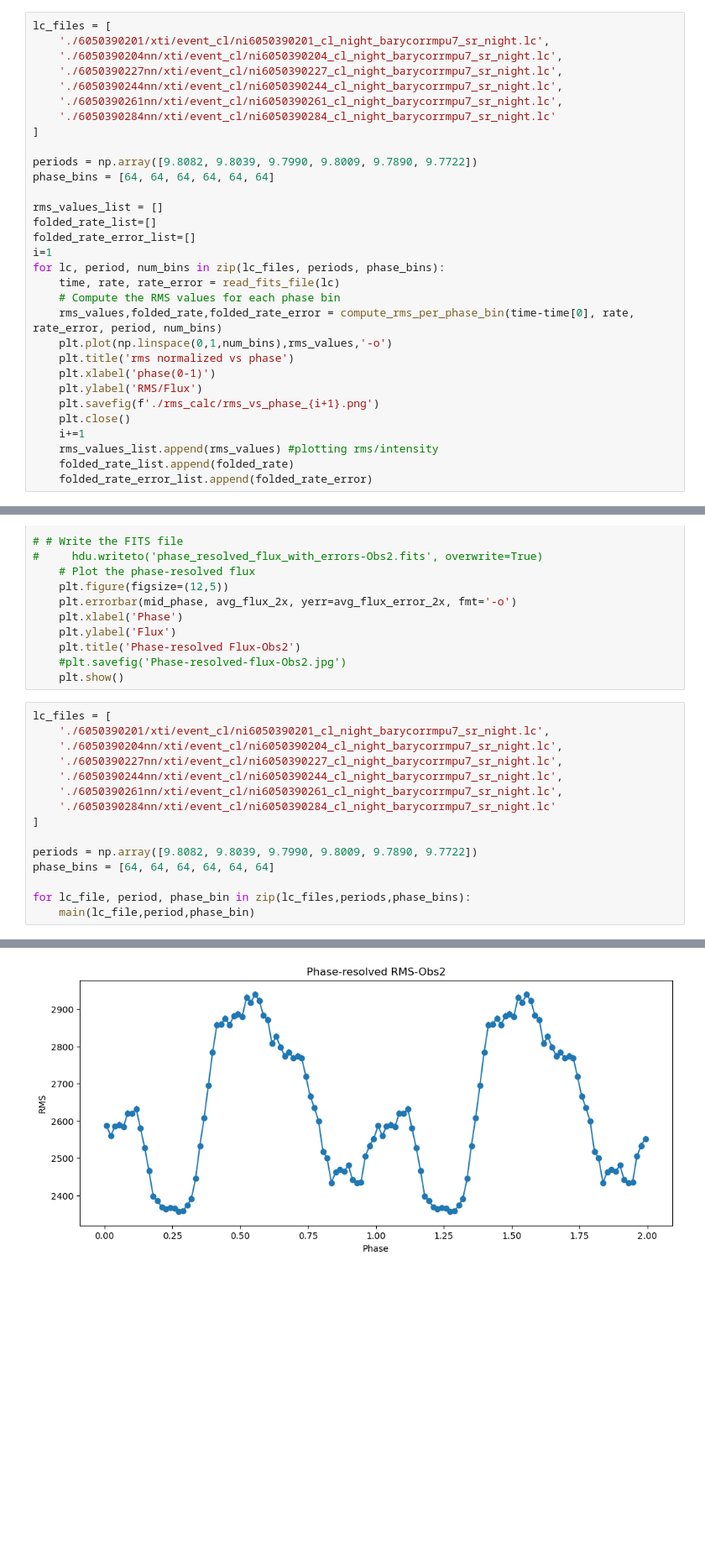
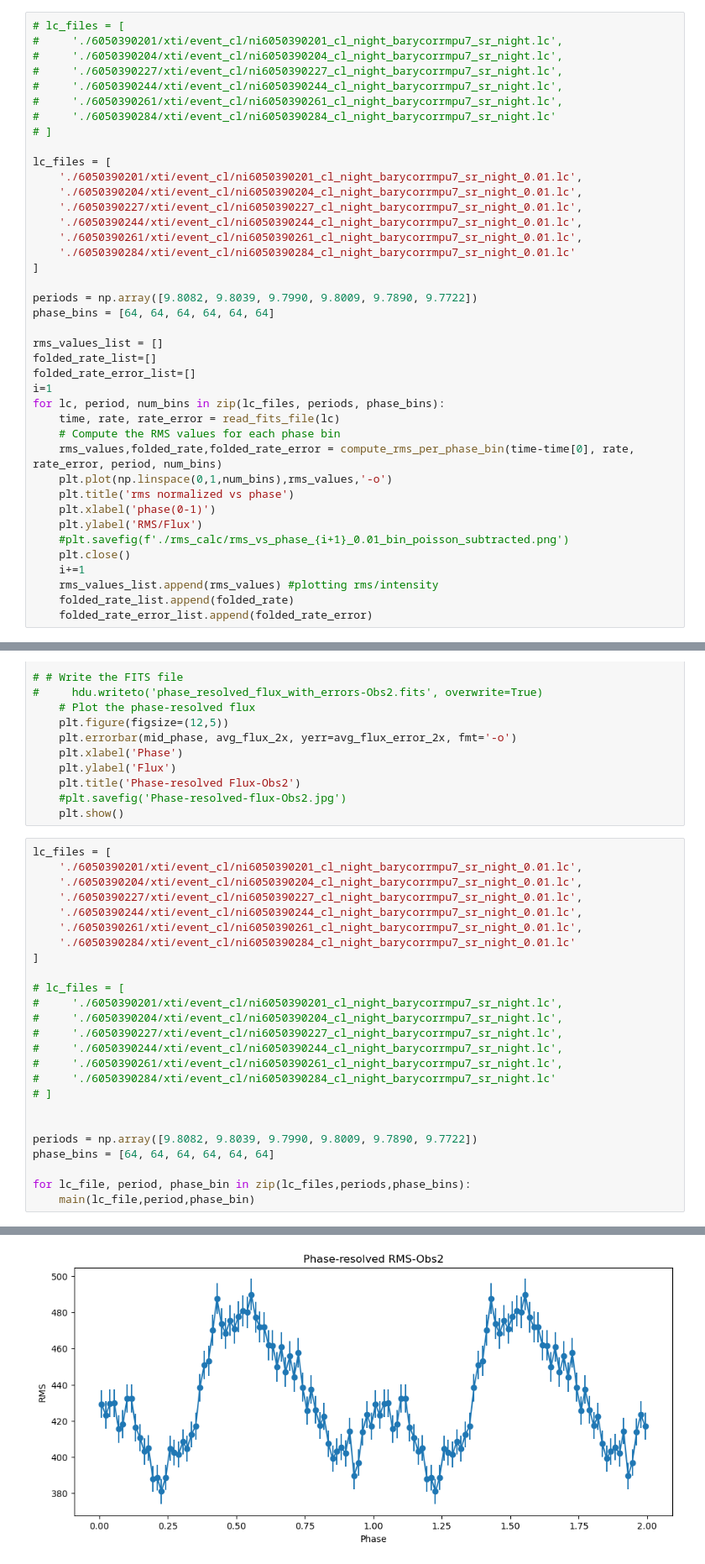
Before and after one commit to supremeKAI40/ULXP_thesis_analysis, a Jupyter notebook: nicer/nb_rms_phase_resolved_deviation.ipynb, the cells around one changed output, grey strips where cells are left out. Shown at 84% size. Cells and saved outputs as stored; diff of their text form; blank space fills up the shorter version.

```diff
--- a/nicer/nb_rms_phase_resolved_deviation.ipynb
+++ b/nicer/nb_rms_phase_resolved_deviation.ipynb
@@ -127,13 +127,22 @@ def plot_rms_and_folded_light_curve_save_fits(rms_values_list, folded_rate_list,
 
     plt.show()
 # %%
+# lc_files = [
+#     './6050390201/xti/event_cl/ni6050390201_cl_night_barycorrmpu7_sr_night.lc',
+#     './6050390204/xti/event_cl/ni6050390204_cl_night_barycorrmpu7_sr_night.lc',
+#     './6050390227/xti/event_cl/ni6050390227_cl_night_barycorrmpu7_sr_night.lc',
+#     './6050390244/xti/event_cl/ni6050390244_cl_night_barycorrmpu7_sr_night.lc',
+#     './6050390261/xti/event_cl/ni6050390261_cl_night_barycorrmpu7_sr_night.lc',
+#     './6050390284/xti/event_cl/ni6050390284_cl_night_barycorrmpu7_sr_night.lc'
+# ]
+
 lc_files = [
-    './6050390201/xti/event_cl/ni6050390201_cl_night_barycorrmpu7_sr_night.lc',
-    './6050390204nn/xti/event_cl/ni6050390204_cl_night_barycorrmpu7_sr_night.lc',
-    './6050390227nn/xti/event_cl/ni6050390227_cl_night_barycorrmpu7_sr_night.lc',
-    './6050390244nn/xti/event_cl/ni6050390244_cl_night_barycorrmpu7_sr_night.lc',
-    './6050390261nn/xti/event_cl/ni6050390261_cl_night_barycorrmpu7_sr_night.lc',
-    './6050390284nn/xti/event_cl/ni6050390284_cl_night_barycorrmpu7_sr_night.lc'
+    './6050390201/xti/event_cl/ni6050390201_cl_night_barycorrmpu7_sr_night_0.01.lc',
+    './6050390204/xti/event_cl/ni6050390204_cl_night_barycorrmpu7_sr_night_0.01.lc',
+    './6050390227/xti/event_cl/ni6050390227_cl_night_barycorrmpu7_sr_night_0.01.lc',
+    './6050390244/xti/event_cl/ni6050390244_cl_night_barycorrmpu7_sr_night_0.01.lc',
+    './6050390261/xti/event_cl/ni6050390261_cl_night_barycorrmpu7_sr_night_0.01.lc',
+    './6050390284/xti/event_cl/ni6050390284_cl_night_barycorrmpu7_sr_night_0.01.lc'
 ]
 
 periods = np.array([9.8082, 9.8039, 9.7990, 9.8009, 9.7890, 9.7722])
@@ -151,7 +160,7 @@ for lc, period, num_bins in zip(lc_files, periods, phase_bins):
     plt.title('rms normalized vs phase')
     plt.xlabel('phase(0-1)')
     plt.ylabel('RMS/Flux')
-    plt.savefig(f'./rms_calc/rms_vs_phase_{i+1}.png')
+    #plt.savefig(f'./rms_calc/rms_vs_phase_{i+1}_0.01_bin_poisson_subtracted.png')
     plt.close()
     i+=1
     rms_values_list.append(rms_values) #plotting rms/intensity
@@ -280,13 +289,23 @@ def main(file_path, period, num_bins):
     plt.show()
 # %%
 lc_files = [
-    './6050390201/xti/event_cl/ni6050390201_cl_night_barycorrmpu7_sr_night.lc',
-    './6050390204nn/xti/event_cl/ni6050390204_cl_night_barycorrmpu7_sr_night.lc',
-    './6050390227nn/xti/event_cl/ni6050390227_cl_night_barycorrmpu7_sr_night.lc',
-    './6050390244nn/xti/event_cl/ni6050390244_cl_night_barycorrmpu7_sr_night.lc',
-    './6050390261nn/xti/event_cl/ni6050390261_cl_night_barycorrmpu7_sr_night.lc',
-    './6050390284nn/xti/event_cl/ni6050390284_cl_night_barycorrmpu7_sr_night.lc'
+    './6050390201/xti/event_cl/ni6050390201_cl_night_barycorrmpu7_sr_night_0.01.lc',
+    './6050390204/xti/event_cl/ni6050390204_cl_night_barycorrmpu7_sr_night_0.01.lc',
+    './6050390227/xti/event_cl/ni6050390227_cl_night_barycorrmpu7_sr_night_0.01.lc',
+    './6050390244/xti/event_cl/ni6050390244_cl_night_barycorrmpu7_sr_night_0.01.lc',
+    './6050390261/xti/event_cl/ni6050390261_cl_night_barycorrmpu7_sr_night_0.01.lc',
+    './6050390284/xti/event_cl/ni6050390284_cl_night_barycorrmpu7_sr_night_0.01.lc'
 ]
+
+# lc_files = [
+#     './6050390201/xti/event_cl/ni6050390201_cl_night_barycorrmpu7_sr_night.lc',
+#     './6050390204/xti/event_cl/ni6050390204_cl_night_barycorrmpu7_sr_night.lc',
+#     './6050390227/xti/event_cl/ni6050390227_cl_night_barycorrmpu7_sr_night.lc',
+#     './6050390244/xti/event_cl/ni6050390244_cl_night_barycorrmpu7_sr_night.lc',
+#     './6050390261/xti/event_cl/ni6050390261_cl_night_barycorrmpu7_sr_night.lc',
+#     './6050390284/xti/event_cl/ni6050390284_cl_night_barycorrmpu7_sr_night.lc'
+# ]
+
 
 periods = np.array([9.8082, 9.8039, 9.7990, 9.8009, 9.7890, 9.7722])
 phase_bins = [64, 64, 64, 64, 64, 64]
@@ -310,3 +329,3 @@ Total duration: 33700.799749970436 seconds
-[figure, old version]
+[figure, new version]
 [figure]
 First event time: 2.100000023841858
```
Also changed, not shown: parts of 5 cells of this notebook, 8 other files.
